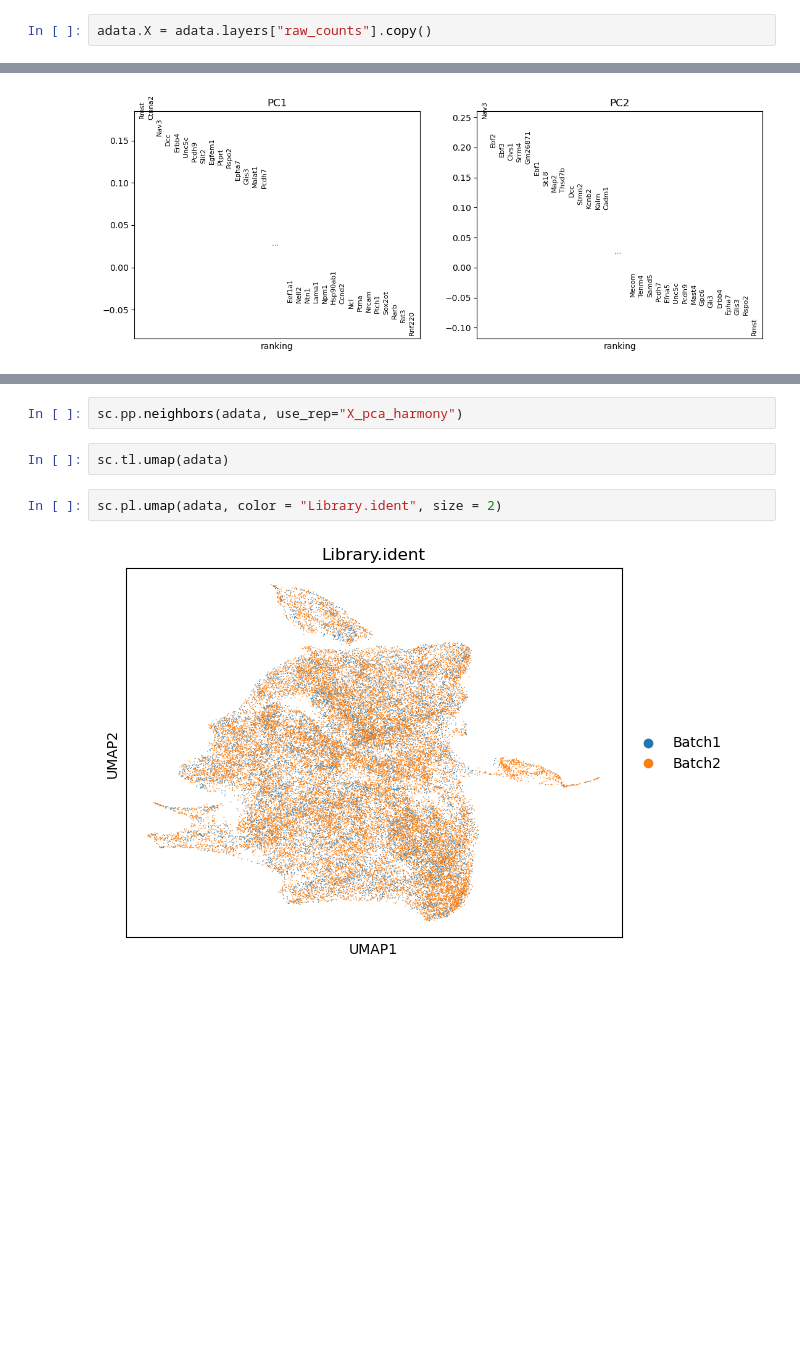
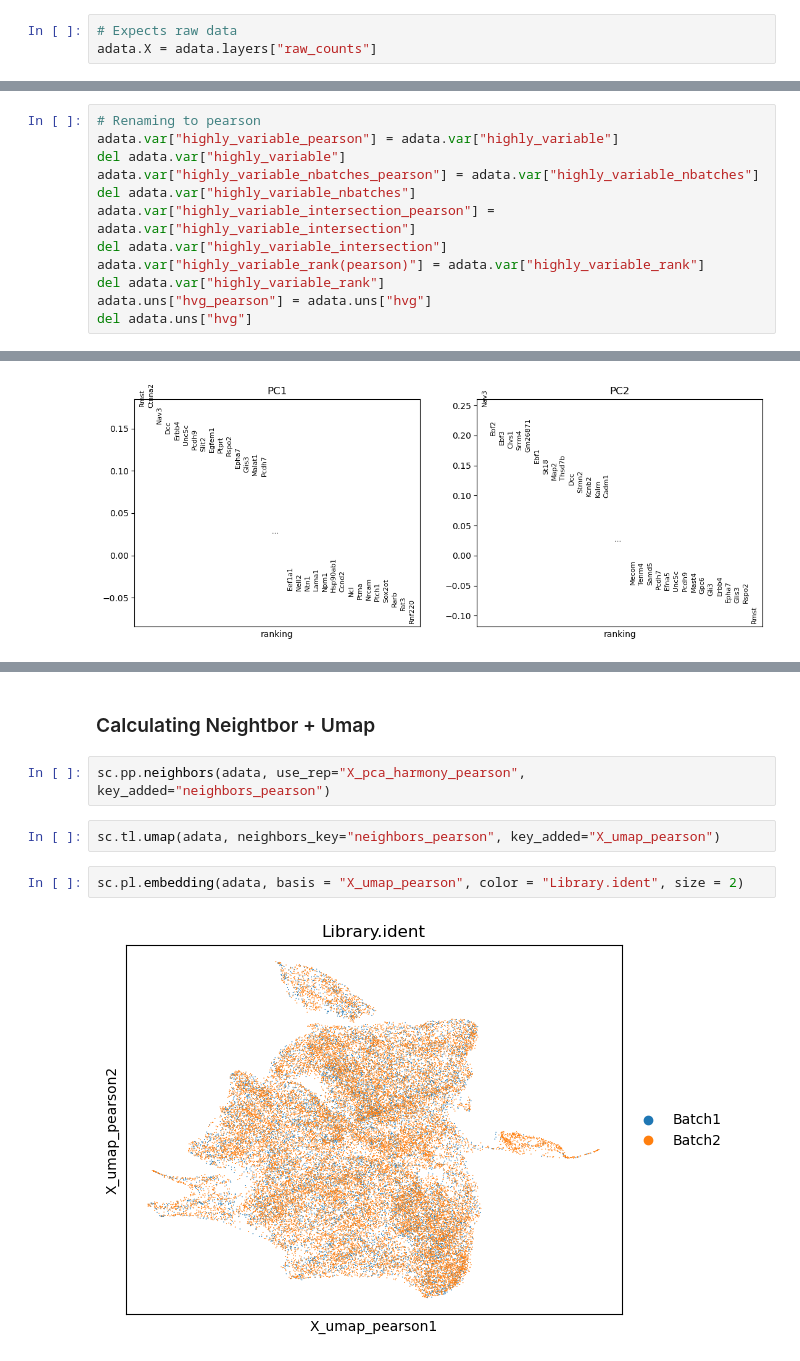
Before and after one commit to Oiya861028/1-sc_practice, a Jupyter notebook: Preprocessing/Integration/Harmony Integration/integrate_pearson.ipynb, the cells around one changed output, grey strips where cells are left out. Saved outputs shown, nothing was run; the diff lists cells and outputs as text; blank space fills up the shorter version.

Commit message:
harmony integration with pearson normalize complete

```diff
--- a/Preprocessing/Integration/Harmony Integration/integrate_pearson.ipynb
+++ b/Preprocessing/Integration/Harmony Integration/integrate_pearson.ipynb
@@ -19,4 +19,5 @@ AnnData object with n_obs × n_vars = 38311 × 33696
 # %% [markdown]
 ## Finding Highly Variable Genes
 # %%
-adata.X = adata.layers["raw_counts"].copy()
+# Expects raw data
+adata.X = adata.layers["raw_counts"]
@@ -27,0 +28,12 @@ sc.experimental.pp.highly_variable_genes(adata, flavor="pearson_residuals", batc
+# %%
+# Renaming to pearson
+adata.var["highly_variable_pearson"] = adata.var["highly_variable"]
+del adata.var["highly_variable"]
+adata.var["highly_variable_nbatches_pearson"] = adata.var["highly_variable_nbatches"]
+del adata.var["highly_variable_nbatches"]
+adata.var["highly_variable_intersection_pearson"] = adata.var["highly_variable_intersection"]
+del adata.var["highly_variable_intersection"]
+adata.var["highly_variable_rank(pearson)"] = adata.var["highly_variable_rank"]
+del adata.var["highly_variable_rank"]
+adata.uns["hvg_pearson"] = adata.uns["hvg"]
+del adata.uns["hvg"]
@@ -80,8 +99,10 @@ AnnData object with n_obs × n_vars = 38311 × 33696
+# %% [markdown]
+### Calculating Neightbor + Umap
 # %%
-sc.pp.neighbors(adata, use_rep="X_pca_harmony")
+sc.pp.neighbors(adata, use_rep="X_pca_harmony_pearson", key_added="neighbors_pearson")
 # %%
-sc.tl.umap(adata)
+sc.tl.umap(adata, neighbors_key="neighbors_pearson", key_added="X_umap_pearson")
 # %%
-sc.pl.umap(adata, color = "Library.ident", size = 2)
+sc.pl.embedding(adata, basis = "X_umap_pearson", color = "Library.ident", size = 2)
 # %% [output]
-[figure, old version]
+[figure, new version]
```
Also changed, not shown: parts of 17 cells of this notebook, 4 other files.
